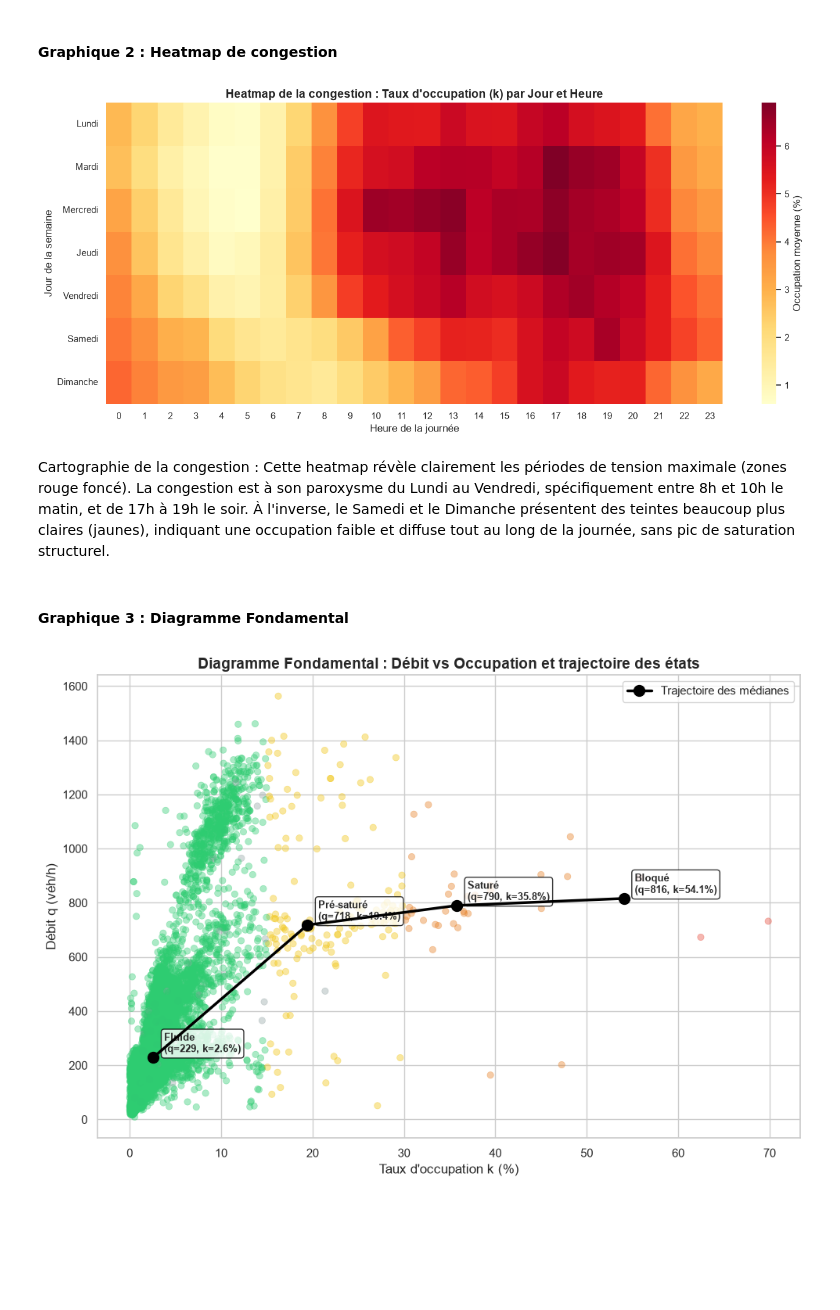
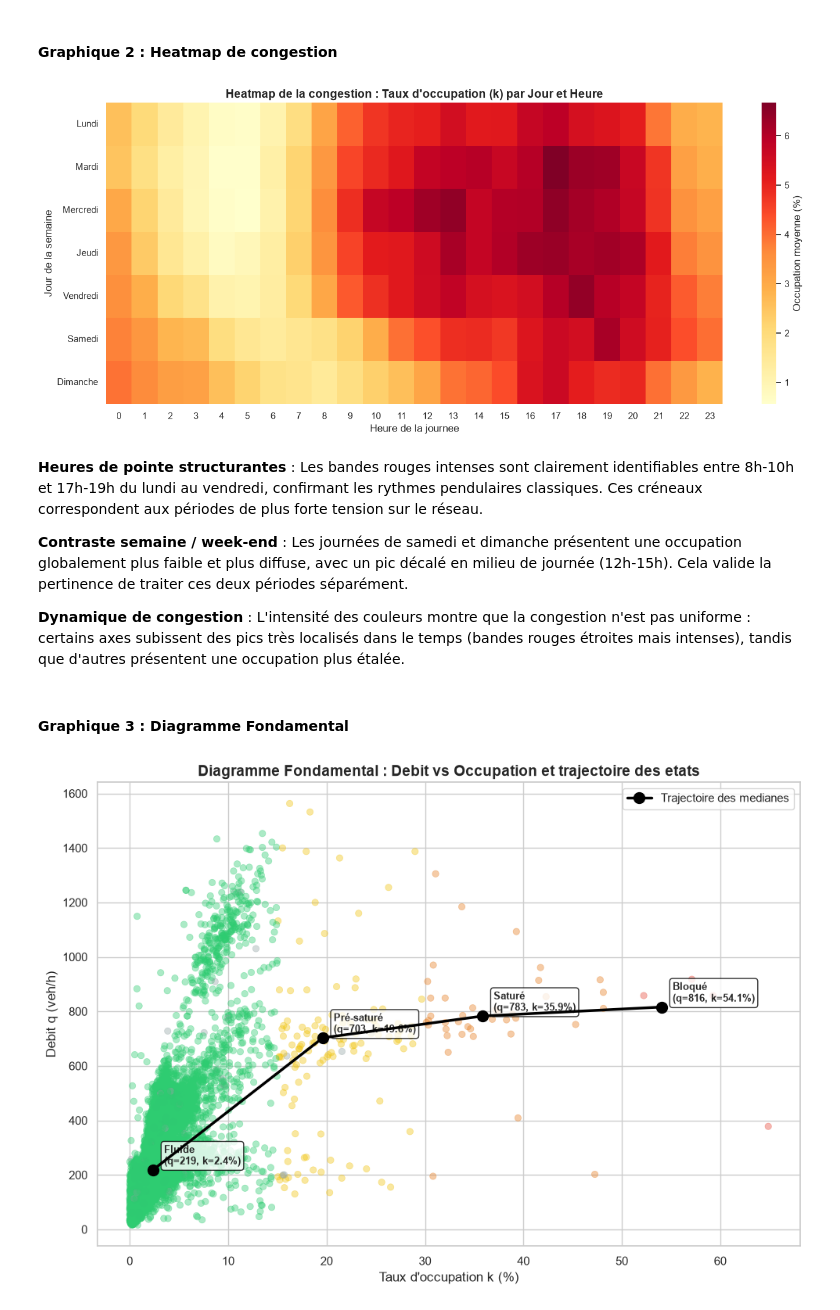
Before and after one commit to Fred-Youaleu/Projet_Trafic, a Jupyter notebook: Rendu Final 4.ipynb, the cells around one changed output. Saved outputs shown, nothing was run; the diff lists cells and outputs as text; code cells hidden in the pictures; blank space fills up the shorter version.

```diff
--- a/Rendu Final 4.ipynb
+++ b/Rendu Final 4.ipynb
@@ -147,0 +127,7 @@ Il s'agit d'un **faux positif** dû au processus d'interpolation, et non d'un d
+# %%
+# Les capteurs 69 et 70 du Quai Conti renvoient des mesures strictement identiques.
+# Pour ne pas biaiser les statistiques (double comptage), on ne conserve que le capteur 69.
+df = df[df['iu_ac'] != '70'].copy()
+
+print(f"Nombre de capteurs uniques après suppression du doublon 70 : {df['iu_ac'].nunique()}")
+print("Les capteurs retenus sont :", df['iu_ac'].unique())
@@ -760,91 +715,80 @@ Conclusion : Le trafic est structurellement calé sur les heures de bureau, avec
 import pandas as pd
 import numpy as np
 
-# 1. Préparation des données : Moyenne de l'occupation (k) par jour et par heure
-# On mappe les jours de la semaine (0=Lundi, 6=Dimanche)
 jours_map = {0: 'Lundi', 1: 'Mardi', 2: 'Mercredi', 3: 'Jeudi', 4: 'Vendredi', 5: 'Samedi', 6: 'Dimanche'}
 df['jour_nom'] = df['jour_semaine'].map(jours_map)
 
-# Pivot table pour la heatmap
 heatmap_data = df.pivot_table(values='k', index='jour_nom', columns='heure', aggfunc='mean')
 
-# Réorganiser l'ordre des jours
 ordre_jours = ['Lundi', 'Mardi', 'Mercredi', 'Jeudi', 'Vendredi', 'Samedi', 'Dimanche']
 heatmap_data = heatmap_data.reindex(ordre_jours)
 
-# 2. Création de la Heatmap
 plt.figure(figsize=(14, 6))
 sns.heatmap(heatmap_data, cmap="YlOrRd", annot=False, cbar_kws={'label': 'Occupation moyenne (%)'})
 
 plt.title("Heatmap de la congestion : Taux d'occupation (k) par Jour et Heure", fontsize=14, fontweight="bold")
-plt.xlabel("Heure de la journée")
+plt.xlabel("Heure de la journee")
 plt.ylabel("Jour de la semaine")
-plt.xticks(rotation=0) # Affiche les heures à l'horizontale
-plt.yticks(rotation=0) # Affiche les jours à l'horizontale
+plt.xticks(rotation=0)
+plt.yticks(rotation=0)
 
 plt.tight_layout()
 plt.show()
 # %% [output]
-[figure, old version]
+[figure, new version]
 # %% [markdown]
-Cartographie de la congestion : Cette heatmap révèle clairement les périodes de tension maximale (zones rouge foncé). La congestion est à son paroxysme du Lundi au Vendredi, spécifiquement entre 8h et 10h le matin, et de 17h à 19h le soir. À l'inverse, le Samedi et le Dimanche présentent des teintes beaucoup plus claires (jaunes), indiquant une occupation faible et diffuse tout au long de la journée, sans pic de saturation structurel.
+**Heures de pointe structurantes** : Les bandes rouges intenses sont clairement identifiables entre 8h-10h et 17h-19h du lundi au vendredi, confirmant les rythmes pendulaires classiques. Ces créneaux correspondent aux périodes de plus forte tension sur le réseau.
+
+**Contraste semaine / week-end** : Les journées de samedi et dimanche présentent une occupation globalement plus faible et plus diffuse, avec un pic décalé en milieu de journée (12h-15h). Cela valide la pertinence de traiter ces deux périodes séparément.
+
+**Dynamique de congestion** : L'intensité des couleurs montre que la congestion n'est pas uniforme : certains axes subissent des pics très localisés dans le temps (bandes rouges étroites mais intenses), tandis que d'autres présentent une occupation plus étalée.
 # %% [markdown]
 #### Graphique 3 : Diagramme Fondamental
 # %%
-# 1. Échantillonnage pour le fond du graphique
+import matplotlib.pyplot as plt
+import seaborn as sns
+
+# Echantillonnage pour la lisibilite du nuage de points
 sample = df.sample(frac=0.1, random_state=42)
 
 plt.figure(figsize=(10, 7))
 
 # Nuage de points en fond
 sns.scatterplot(
     data=sample,
     x="k",
     y="q",
     hue="etat_trafic",
     palette={'Fluide': '#2ecc71', 'Pré-saturé': '#f1c40f', 'Saturé': '#e67e22', 'Bloqué': '#e74c3c', 'Inconnu': '#95a5a6'},
     alpha=0.4,
     edgecolor=None,
-    legend=False # On désactive la légende du scatter pour mettre la nôtre après
+    legend=False
 )
 
-# 2. Calcul des médianes par état de trafic
-# On définit l'ordre logique pour que la ligne soit bien tracée de gauche à droite
+# Calcul et tracé de la trajectoire des médianes par état
 ordre_etats = ['Fluide', 'Pré-saturé', 'Saturé', 'Bloqué']
-medians = df[df['etat_trafic'].isin(ordre_etats)].groupby('etat_trafic')[['k', 'q']].median()
-medians = medians.reindex(ordre_etats) # Force l'ordre
+medians = df[df['etat_trafic'].isin(ordre_etats)].groupby('etat_trafic')[['k', 'q']].median().reindex(ordre_etats)
 
-# 3. Tracé des points médians reliés
 plt.plot(
-    medians['k'],
-    medians['q'],
-    'o-',               # 'o' pour les points, '-' pour la ligne
-    color='black',
-    linewidth=2.5,
-    markersize=10,
-    label='Trajectoire des médianes',
-    zorder=5            # Met la ligne au premier plan
+    medians['k'], medians['q'], 'o-', color='black', linewidth=2.5,
+    markersize=10, label='Trajectoire des medianes', zorder=5
 )
 
-# Ajout des annotations sur les points médians
+# Annotations des points médians
 for etat, row in medians.iterrows():
     plt.annotate(
         f'{etat}\n(q={row["q"]:.0f}, k={row["k"]:.1f}%)',
-        (row['k'], row['q']),
-        textcoords="offset points",
-        xytext=(10, 5),
-        fontsize=9,
-        fontweight='bold',
+        (row['k'], row['q']), textcoords="offset points", xytext=(10, 5),
+        fontsize=9, fontweight='bold',
         bbox=dict(boxstyle="round,pad=0.3", fc="white", ec="black", alpha=0.8)
     )
 
-# Mise en forme
-plt.title("Diagramme Fondamental : Débit vs Occupation et trajectoire des états", fontsize=14, fontweight="bold")
+plt.title("Diagramme Fondamental : Debit vs Occupation et trajectoire des etats", fontsize=14, fontweight="bold")
 plt.xlabel("Taux d'occupation k (%)", fontsize=12)
-plt.ylabel("Débit q (véh/h)", fontsize=12)
+plt.ylabel("Debit q (veh/h)", fontsize=12)
 plt.legend(loc='upper right')
 plt.tight_layout()
 plt.show()
 # %% [output]
-[figure, old version]
+[figure, new version]
 # %% [markdown]
```
Also changed, not shown: parts of 42 cells of this notebook.
